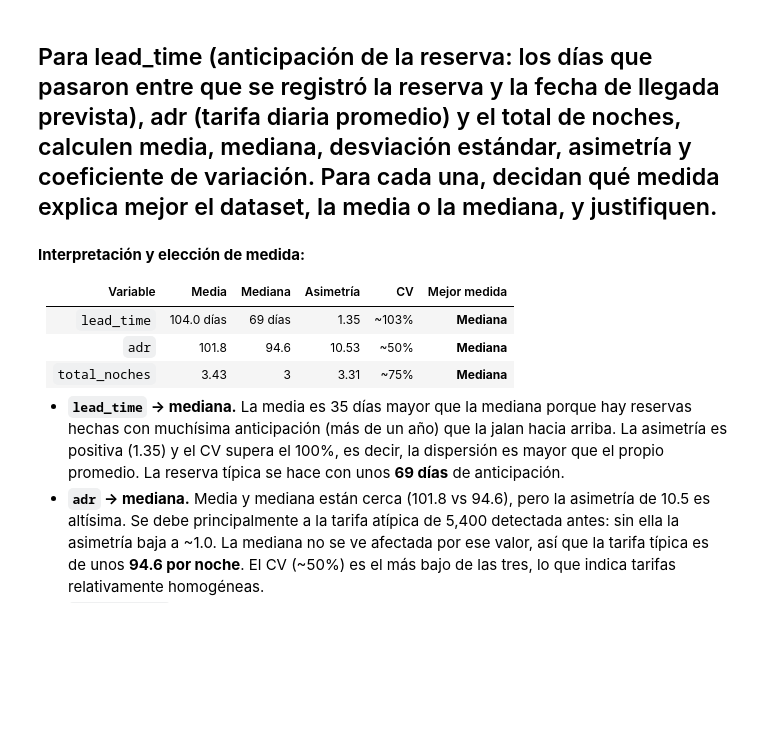
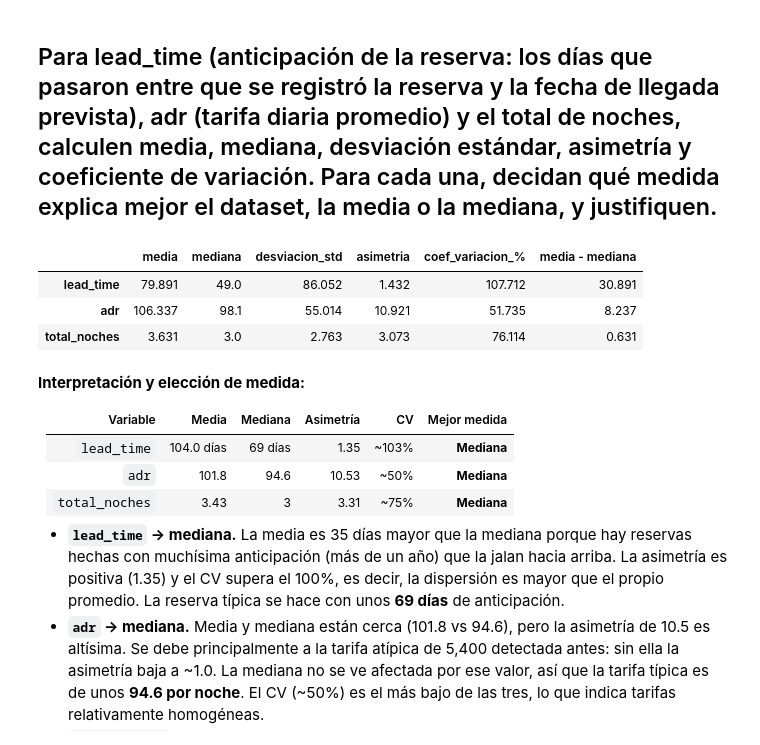
Before and after one commit to N0oCh1/TopicoII, a Jupyter notebook: Laboratorio4/Lab4_reportes.ipynb, the cells around one changed output. Cells and saved outputs as stored; diff of their text form; code cells hidden in the pictures; blank space fills up the shorter version.

```diff
--- a/Laboratorio4/Lab4_reportes.ipynb
+++ b/Laboratorio4/Lab4_reportes.ipynb
@@ -118,11 +249,12 @@ El dataset no incluye número de reserva, así que dos filas idénticas pueden s
 # %%
-# Solo usamos las columnas originales del CSV (sin las columnas flag_ creadas arriba)
-columnas_originales = [c for c in df.columns if not c.startswith('flag_')]
+# Partimos del CSV original para comparar solo sus columnas (sin las columnas flag_ creadas arriba)
+df_original = load_data('hotels.csv')
+columnas_originales = df_original.columns.tolist()
 
 # keep='first': la primera aparición no cuenta como duplicada, solo sus copias
-es_duplicada = df.duplicated(subset=columnas_originales, keep='first')
+es_duplicada = df_original.duplicated(keep='first')
 
-print('Filas totales:', len(df))
+print('Filas totales:', len(df_original))
 print(f'Filas duplicadas: {es_duplicada.sum()} ({es_duplicada.mean():.2%})')
 print('Filas únicas:', (~es_duplicada).sum())
-print('Filas que tienen al menos una copia idéntica:', df.duplicated(subset=columnas_originales, keep=False).sum())
+print('Filas que tienen al menos una copia idéntica:', df_original.duplicated(keep=False).sum())
@@ -163,20 +378,25 @@ repeticiones[repeticiones > 1].describe()
 # %% [markdown]
 ## Para lead_time (anticipación de la reserva: los días que pasaron entre que se registró la reserva y la fecha de llegada prevista), adr (tarifa diaria promedio) y el total de noches, calculen media, mediana, desviación estándar, asimetría y coeficiente de variación. Para cada una, decidan qué medida explica mejor el dataset, la media o la mediana, y justifiquen.
 # %%
-df['total_noches'] = df['stays_in_weekend_nights'] + df['stays_in_week_nights']
+df_sin_dup['total_noches'] = df_sin_dup['stays_in_weekend_nights'] + df_sin_dup['stays_in_week_nights']
 
 variables = ['lead_time', 'adr', 'total_noches']
 
 estadisticas = pd.DataFrame({
-    'media': df[variables].mean(),
-    'mediana': df[variables].median(),
-    'desviacion_std': df[variables].std(),
-    'asimetria': df[variables].skew(),
+    'media': df_sin_dup[variables].mean(),
+    'mediana': df_sin_dup[variables].median(),
+    'desviacion_std': df_sin_dup[variables].std(),
+    'asimetria': df_sin_dup[variables].skew(),
 })
 estadisticas['coef_variacion_%'] = estadisticas['desviacion_std'] / estadisticas['media'] * 100
 estadisticas['media - mediana'] = estadisticas['media'] - estadisticas['mediana']
 
 estadisticas.round(3)
+# %% [output]
+|  | media | mediana | desviacion_std | asimetria | coef_variacion_% | media - mediana |
+| lead_time | 79.891 | 49.0 | 86.052 | 1.432 | 107.712 | 30.891 |
+| adr | 106.337 | 98.1 | 55.014 | 10.921 | 51.735 | 8.237 |
+| total_noches | 3.631 | 3.0 | 2.763 | 3.073 | 76.114 | 0.631 |
 # %% [markdown]
 **Interpretación y elección de medida:**
 
```
Also changed, not shown: parts of 19 cells of this notebook, 11 other files.
